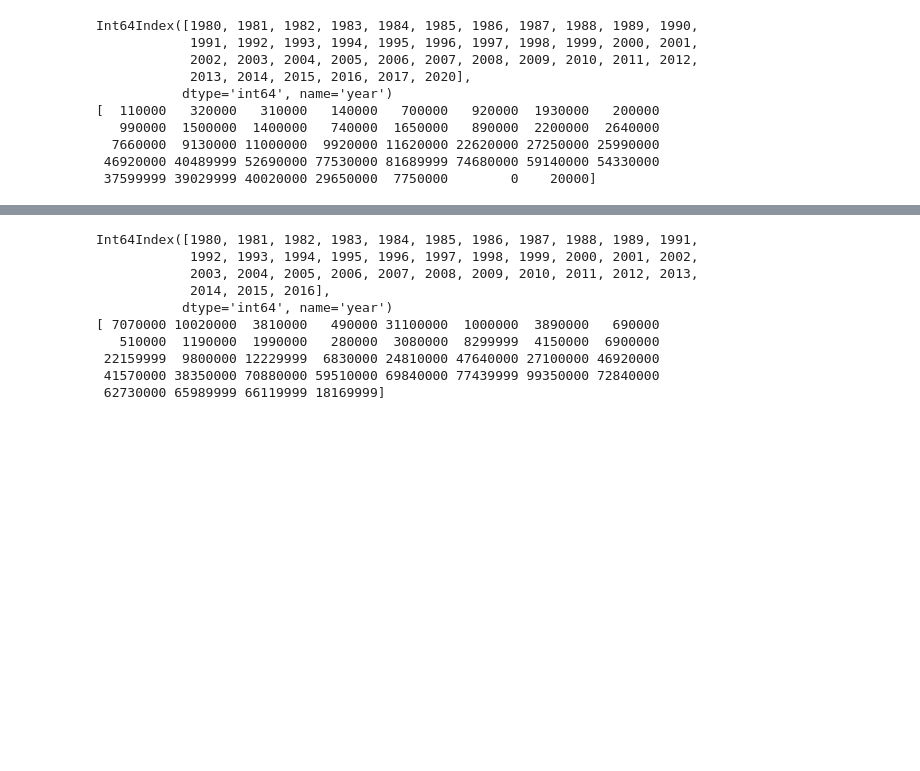
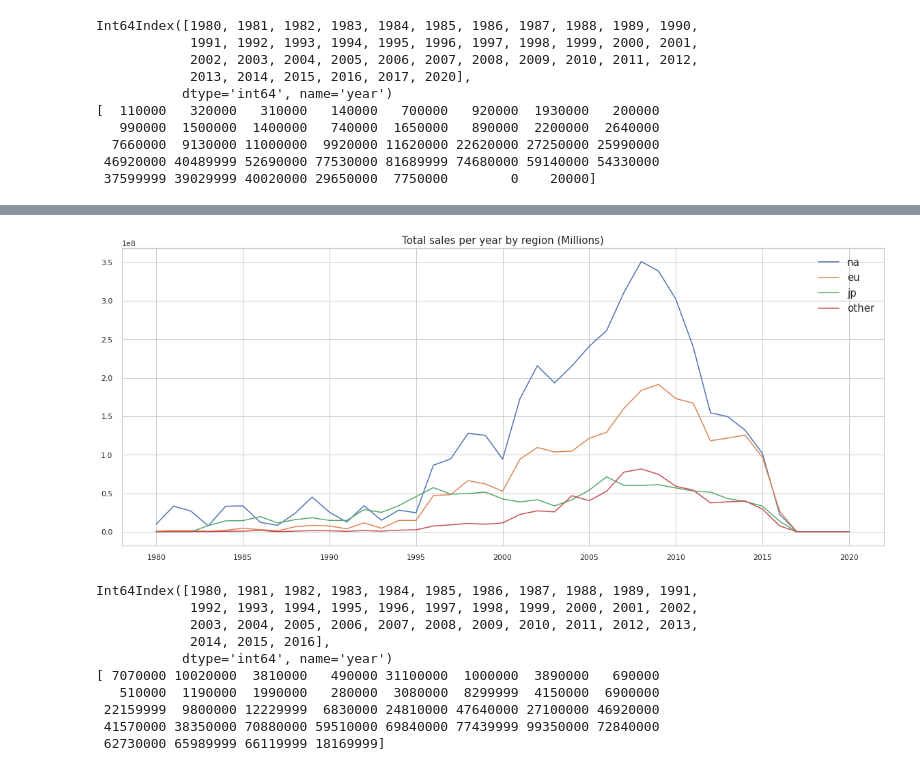
Before and after one commit to sungjin-kim-data/vgames2_data, a Jupyter notebook: vgames2_data.ipynb, the cells around one changed output, grey strips where cells are left out. Saved outputs shown, nothing was run; the diff lists cells and outputs as text; code cells hidden in the pictures; blank space fills up the shorter version.

```diff
--- a/vgames2_data.ipynb
+++ b/vgames2_data.ipynb
@@ -762,11 +765,11 @@ gd_map
 | Sports | 667259996 | 370969999 | 134759999 | 132349999 |
 | Strategy | 67830000 | 44820000 | 49100000 | 11230000 |
 # %%
-plt.figure(figsize=(10, 8))
-sns.set(font_scale = 1)
-sns.heatmap(gd_map, annot=True, fmt='.0f')
+# plt.figure(figsize=(10, 8))
+# sns.set(font_scale = 1)
+# sns.heatmap(gd_map, annot=True, fmt='.0f')
 
-# plt.title('게임 장르별 판매량 비교')
-plt.xticks(fontsize=13)
-plt.yticks(fontsize=13)
-plt.show()
+# # plt.title('게임 장르별 판매량 비교')
+# plt.xticks(fontsize=13)
+# plt.yticks(fontsize=13)
+# plt.show()
@@ -1082,3 +1045,17 @@ iplot(fig)
+# %%
+plt.figure(figsize=(20, 8))
+
+plt.plot(x_na, y_na, label='na')
+plt.plot(x_eu, y_eu, label='eu')
+plt.plot(x_jp, y_jp, label='jp')
+plt.plot(x_other, y_other, label='other')
+
+plt.title('Total sales per year by region (Millions)', fontsize=15)
+plt.legend(fontsize=15)
+
+plt.show()
+# %% [output]
+[figure, added]
 # %%
 # groupby 설정
 
```
Also changed, not shown: parts of 18 cells of this notebook.
